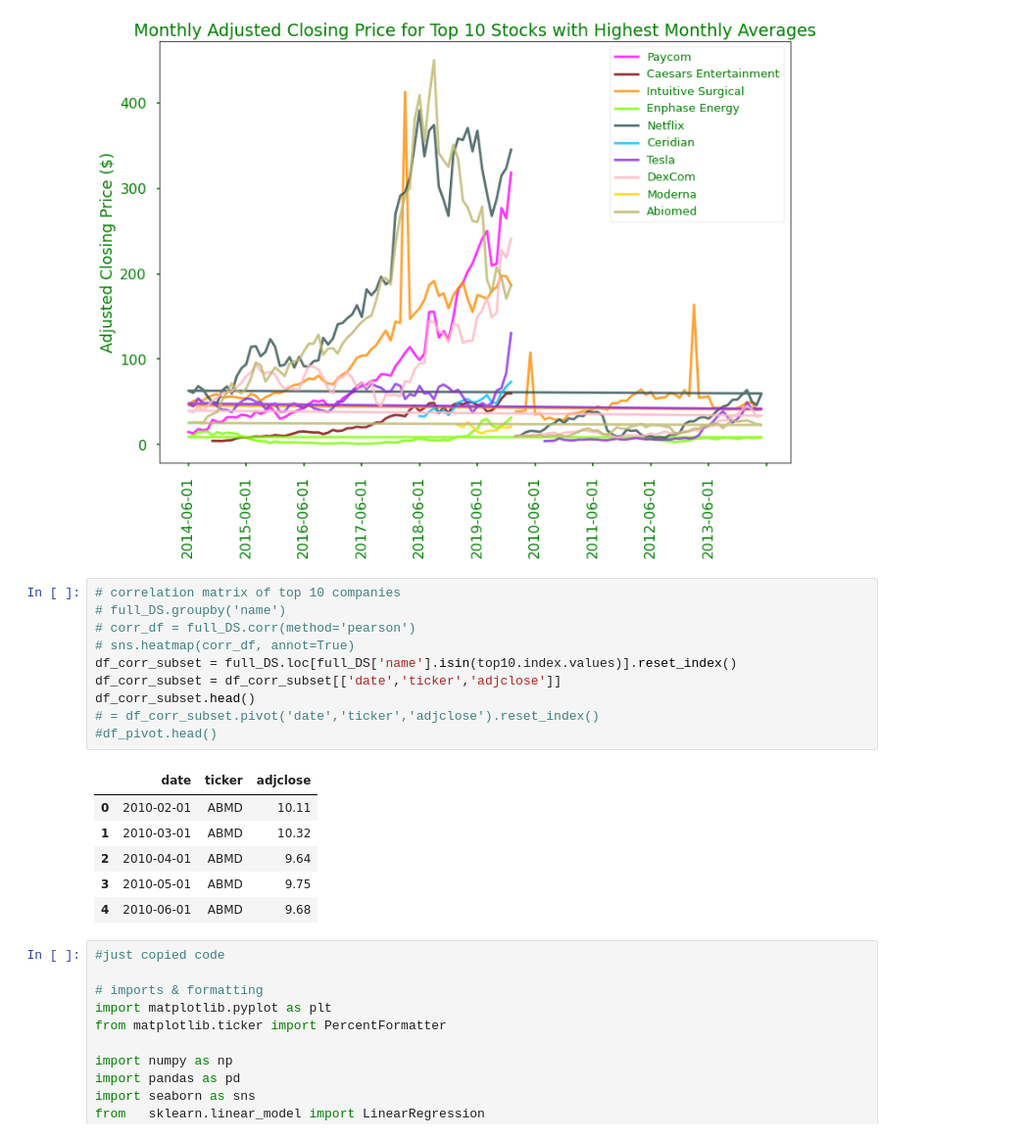
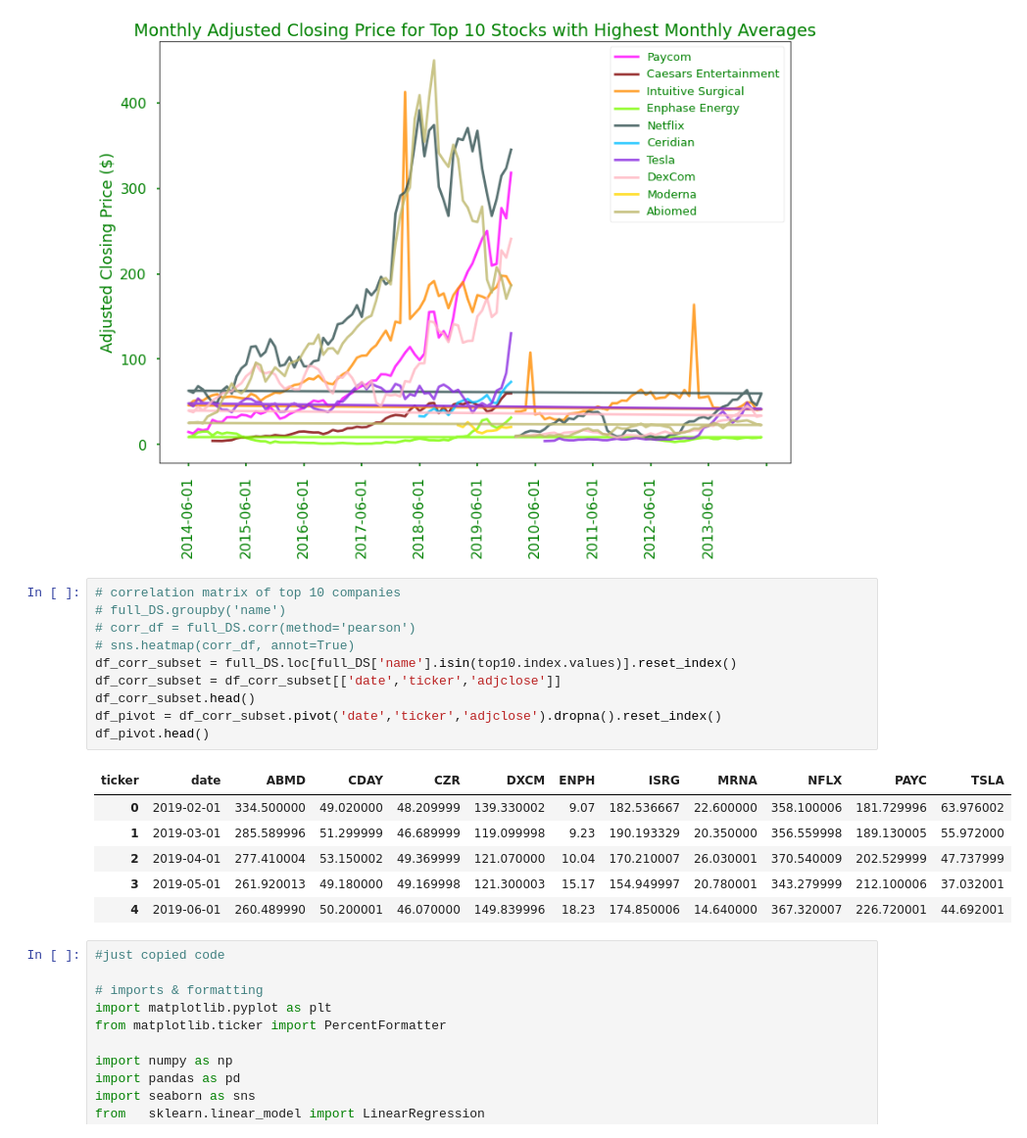
Before and after one commit to H-Cindy/CQF-Deep-Dive-Sharpe, a Jupyter notebook: Deep_dive_sharpe.ipynb, the cells around one changed output. Shown at 98% size. Drawn from its saved outputs; the diff is of its cells as text.

```diff
--- a/Deep_dive_sharpe.ipynb
+++ b/Deep_dive_sharpe.ipynb
@@ -117,20 +117,20 @@ plt.ylabel('Adjusted Closing Price ($)');
 # %%
 # correlation matrix of top 10 companies
 # full_DS.groupby('name')
 # corr_df = full_DS.corr(method='pearson')
 # sns.heatmap(corr_df, annot=True)
 df_corr_subset = full_DS.loc[full_DS['name'].isin(top10.index.values)].reset_index()
 df_corr_subset = df_corr_subset[['date','ticker','adjclose']]
 df_corr_subset.head()
-# = df_corr_subset.pivot('date','ticker','adjclose').reset_index()
-#df_pivot.head()
+df_pivot = df_corr_subset.pivot('date','ticker','adjclose').dropna().reset_index()
+df_pivot.head()
 # %% [output]
-|  | date | ticker | adjclose |
-| 0 | 2010-02-01 | ABMD | 10.11 |
-| 1 | 2010-03-01 | ABMD | 10.32 |
-| 2 | 2010-04-01 | ABMD | 9.64 |
-| 3 | 2010-05-01 | ABMD | 9.75 |
-| 4 | 2010-06-01 | ABMD | 9.68 |
+| ticker | date | ABMD | CDAY | CZR | DXCM | ENPH | ISRG | MRNA | NFLX | PAYC | TSLA |
+| 0 | 2019-02-01 | 334.500000 | 49.020000 | 48.209999 | 139.330002 | 9.07 | 182.536667 | 22.600000 | 358.100006 | 181.729996 | 63.976002 |
+| 1 | 2019-03-01 | 285.589996 | 51.299999 | 46.689999 | 119.099998 | 9.23 | 190.193329 | 20.350000 | 356.559998 | 189.130005 | 55.972000 |
+| 2 | 2019-04-01 | 277.410004 | 53.150002 | 49.369999 | 121.070000 | 10.04 | 170.210007 | 26.030001 | 370.540009 | 202.529999 | 47.737999 |
+| 3 | 2019-05-01 | 261.920013 | 49.180000 | 49.169998 | 121.300003 | 15.17 | 154.949997 | 20.780001 | 343.279999 | 212.100006 | 37.032001 |
+| 4 | 2019-06-01 | 260.489990 | 50.200001 | 46.070000 | 149.839996 | 18.23 | 174.850006 | 14.640000 | 367.320007 | 226.720001 | 44.692001 |
 # %%
 #just copied code
 
```
Also changed, not shown: parts of 1 cell of this notebook, 1 other file.
